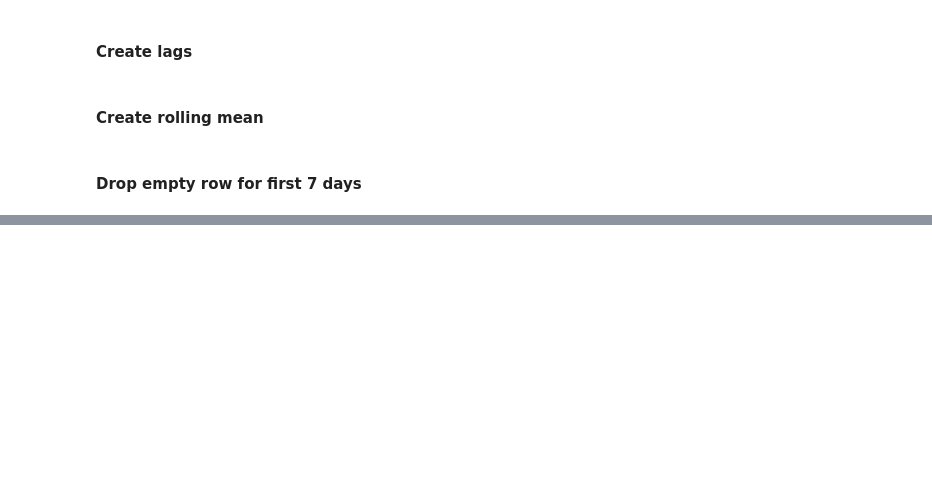
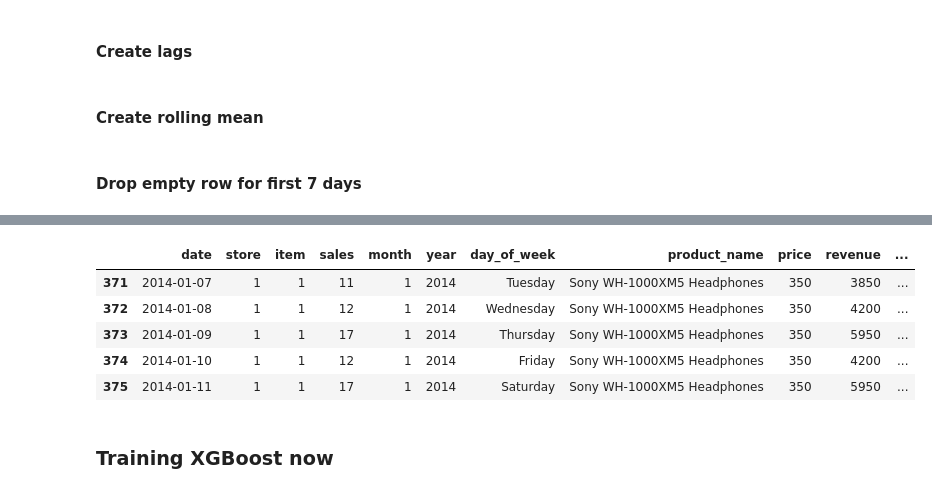
Before and after one commit to princeraj-ops/supply-chain-genai, a Jupyter notebook: notebooks/01_data_preparation.ipynb, the cells around one changed output, grey strips where cells are left out. Saved outputs shown, nothing was run; the diff lists cells and outputs as text; code cells hidden in the pictures; blank space fills up the shorter version.

```diff
--- a/notebooks/01_data_preparation.ipynb
+++ b/notebooks/01_data_preparation.ipynb
@@ -236,0 +252,15 @@ df.to_csv('processed_data.csv', index=False)
+# %%
+df['sales_lag_364'] = df.groupby(['store', 'item'])['sales'].shift(364)
+# %%
+df = df.dropna()
+# %%
+df.head()
+# %% [output]
+|  | date | store | item | sales | month | year | day_of_week | product_name | price | revenue | ... |
+| 371 | 2014-01-07 | 1 | 1 | 11 | 1 | 2014 | Tuesday | Sony WH-1000XM5 Headphones | 350 | 3850 | ... |
+| 372 | 2014-01-08 | 1 | 1 | 12 | 1 | 2014 | Wednesday | Sony WH-1000XM5 Headphones | 350 | 4200 | ... |
+| 373 | 2014-01-09 | 1 | 1 | 17 | 1 | 2014 | Thursday | Sony WH-1000XM5 Headphones | 350 | 5950 | ... |
+| 374 | 2014-01-10 | 1 | 1 | 12 | 1 | 2014 | Friday | Sony WH-1000XM5 Headphones | 350 | 4200 | ... |
+| 375 | 2014-01-11 | 1 | 1 | 17 | 1 | 2014 | Saturday | Sony WH-1000XM5 Headphones | 350 | 5950 | ... |
+# %% [markdown]
+### Training XGBoost now
```
Also changed, not shown: parts of 3 cells of this notebook.
